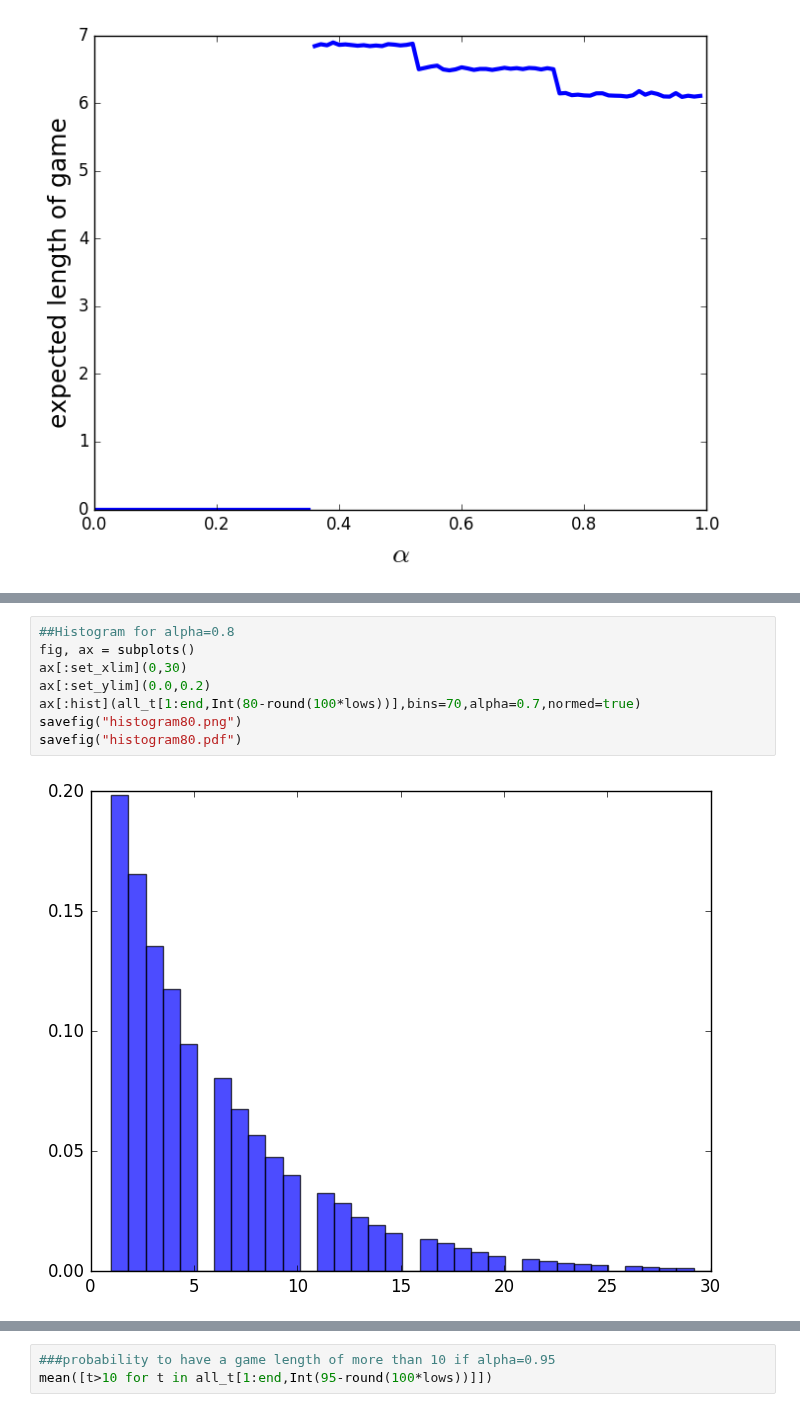
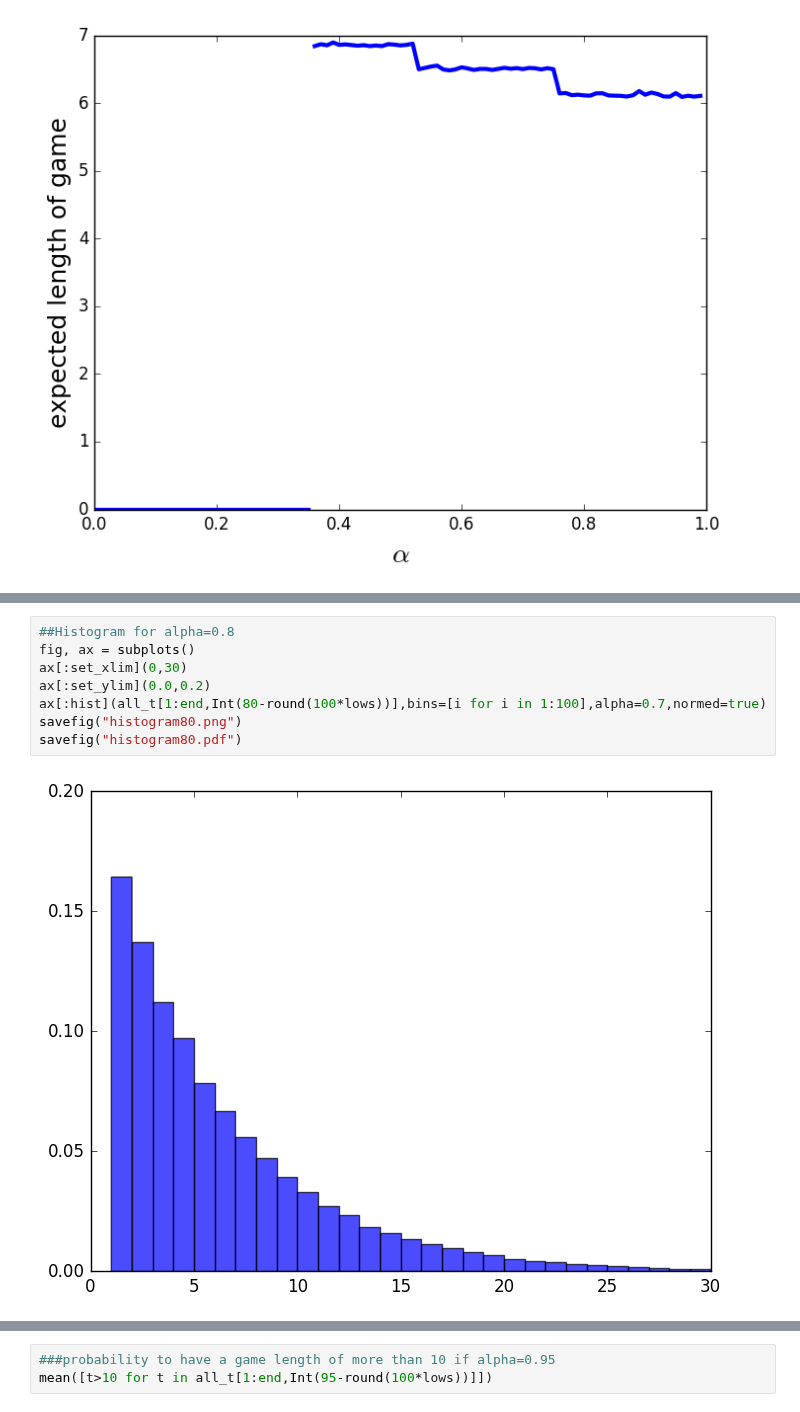
Before and after one commit to schottmueller/schottmueller.github.io, a Jupyter notebook: papers/dyn advise reputation/reputation_web1.ipynb, the cells around one changed output, grey strips where cells are left out. Cells and saved outputs as stored; diff of their text form.

Commit message:
nicer histograms by adjusting bins[D

```diff
--- a/papers/dyn advise reputation/reputation_web1.ipynb
+++ b/papers/dyn advise reputation/reputation_web1.ipynb
@@ -377,13 +377,13 @@ savefig("histogram60.pdf")
 # %%
 ##Histogram for alpha=0.8
 fig, ax = subplots()
 ax[:set_xlim](0,30)
 ax[:set_ylim](0.0,0.2)
-ax[:hist](all_t[1:end,Int(80-round(100*lows))],bins=70,alpha=0.7,normed=true)
+ax[:hist](all_t[1:end,Int(80-round(100*lows))],bins=[i for i in 1:100],alpha=0.7,normed=true)
 savefig("histogram80.png")
 savefig("histogram80.pdf")
 # %% [output]
-[figure, old version]
+[figure, new version]
 # %%
 ##Histogram for alpha=0.95
 fig, ax = subplots()
```
Also changed, not shown: parts of 9 cells of this notebook.
